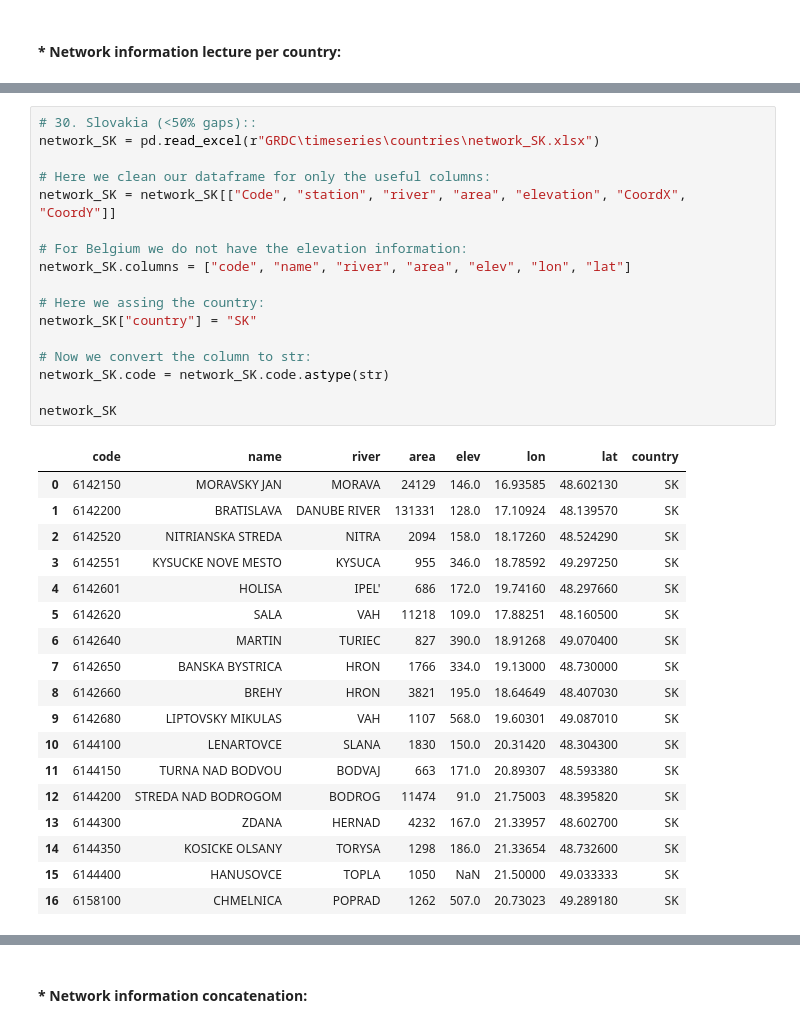
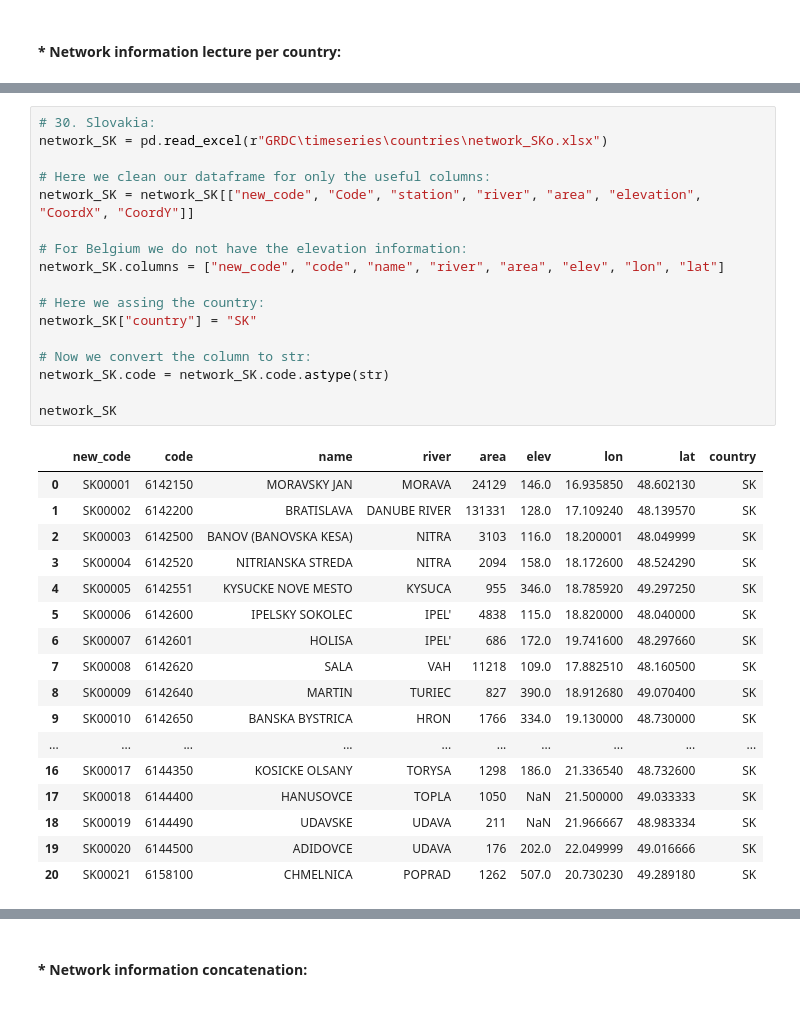
Before and after one commit to thiagovmdon/HydroEawag, a Jupyter notebook: D_20_Data_EU.ipynb, the cells around one changed output, grey strips where cells are left out. Cells and saved outputs as stored; diff of their text form.

```diff
--- a/D_20_Data_EU.ipynb
+++ b/D_20_Data_EU.ipynb
@@ -907,37 +1023,36 @@ network_RS
 # %%
-# 30. Slovakia (<50% gaps)::
-network_SK = pd.read_excel(r"GRDC\timeseries\countries\network_SK.xlsx")
+# 30. Slovakia:
+network_SK = pd.read_excel(r"GRDC\timeseries\countries\network_SKo.xlsx")
 
 # Here we clean our dataframe for only the useful columns:
-network_SK = network_SK[["Code", "station", "river", "area", "elevation", "CoordX", "CoordY"]]
+network_SK = network_SK[["new_code", "Code", "station", "river", "area", "elevation", "CoordX", "CoordY"]]
 
 # For Belgium we do not have the elevation information:
-network_SK.columns = ["code", "name", "river", "area", "elev", "lon", "lat"]
+network_SK.columns = ["new_code", "code", "name", "river", "area", "elev", "lon", "lat"]
 
 # Here we assing the country:
 network_SK["country"] = "SK"
 
 # Now we convert the column to str:
 network_SK.code = network_SK.code.astype(str)
 
 network_SK
 # %% [output]
-|  | code | name | river | area | elev | lon | lat | country |
-| 0 | 6142150 | MORAVSKY JAN | MORAVA | 24129 | 146.0 | 16.93585 | 48.602130 | SK |
-| 1 | 6142200 | BRATISLAVA | DANUBE RIVER | 131331 | 128.0 | 17.10924 | 48.139570 | SK |
-| 2 | 6142520 | NITRIANSKA STREDA | NITRA | 2094 | 158.0 | 18.17260 | 48.524290 | SK |
-| 3 | 6142551 | KYSUCKE NOVE MESTO | KYSUCA | 955 | 346.0 | 18.78592 | 49.297250 | SK |
-| 4 | 6142601 | HOLISA | IPEL' | 686 | 172.0 | 19.74160 | 48.297660 | SK |
-| 5 | 6142620 | SALA | VAH | 11218 | 109.0 | 17.88251 | 48.160500 | SK |
-| 6 | 6142640 | MARTIN | TURIEC | 827 | 390.0 | 18.91268 | 49.070400 | SK |
-| 7 | 6142650 | BANSKA BYSTRICA | HRON | 1766 | 334.0 | 19.13000 | 48.730000 | SK |
-| 8 | 6142660 | BREHY | HRON | 3821 | 195.0 | 18.64649 | 48.407030 | SK |
-| 9 | 6142680 | LIPTOVSKY MIKULAS | VAH | 1107 | 568.0 | 19.60301 | 49.087010 | SK |
-| 10 | 6144100 | LENARTOVCE | SLANA | 1830 | 150.0 | 20.31420 | 48.304300 | SK |
-| 11 | 6144150 | TURNA NAD BODVOU | BODVAJ | 663 | 171.0 | 20.89307 | 48.593380 | SK |
-| 12 | 6144200 | STREDA NAD BODROGOM | BODROG | 11474 | 91.0 | 21.75003 | 48.395820 | SK |
-| 13 | 6144300 | ZDANA | HERNAD | 4232 | 167.0 | 21.33957 | 48.602700 | SK |
-| 14 | 6144350 | KOSICKE OLSANY | TORYSA | 1298 | 186.0 | 21.33654 | 48.732600 | SK |
-| 15 | 6144400 | HANUSOVCE | TOPLA | 1050 | NaN | 21.50000 | 49.033333 | SK |
-| 16 | 6158100 | CHMELNICA | POPRAD | 1262 | 507.0 | 20.73023 | 49.289180 | SK |
+|  | new_code | code | name | river | area | elev | lon | lat | country |
+| 0 | SK00001 | 6142150 | MORAVSKY JAN | MORAVA | 24129 | 146.0 | 16.935850 | 48.602130 | SK |
+| 1 | SK00002 | 6142200 | BRATISLAVA | DANUBE RIVER | 131331 | 128.0 | 17.109240 | 48.139570 | SK |
+| 2 | SK00003 | 6142500 | BANOV (BANOVSKA KESA) | NITRA | 3103 | 116.0 | 18.200001 | 48.049999 | SK |
+| 3 | SK00004 | 6142520 | NITRIANSKA STREDA | NITRA | 2094 | 158.0 | 18.172600 | 48.524290 | SK |
+| 4 | SK00005 | 6142551 | KYSUCKE NOVE MESTO | KYSUCA | 955 | 346.0 | 18.785920 | 49.297250 | SK |
+| 5 | SK00006 | 6142600 | IPELSKY SOKOLEC | IPEL' | 4838 | 115.0 | 18.820000 | 48.040000 | SK |
+| 6 | SK00007 | 6142601 | HOLISA | IPEL' | 686 | 172.0 | 19.741600 | 48.297660 | SK |
+| 7 | SK00008 | 6142620 | SALA | VAH | 11218 | 109.0 | 17.882510 | 48.160500 | SK |
+| 8 | SK00009 | 6142640 | MARTIN | TURIEC | 827 | 390.0 | 18.912680 | 49.070400 | SK |
+| 9 | SK00010 | 6142650 | BANSKA BYSTRICA | HRON | 1766 | 334.0 | 19.130000 | 48.730000 | SK |
+| ... | ... | ... | ... | ... | ... | ... | ... | ... | ... |
+| 16 | SK00017 | 6144350 | KOSICKE OLSANY | TORYSA | 1298 | 186.0 | 21.336540 | 48.732600 | SK |
+| 17 | SK00018 | 6144400 | HANUSOVCE | TOPLA | 1050 | NaN | 21.500000 | 49.033333 | SK |
+| 18 | SK00019 | 6144490 | UDAVSKE | UDAVA | 211 | NaN | 21.966667 | 48.983334 | SK |
+| 19 | SK00020 | 6144500 | ADIDOVCE | UDAVA | 176 | 202.0 | 22.049999 | 49.016666 | SK |
+| 20 | SK00021 | 6158100 | CHMELNICA | POPRAD | 1262 | 507.0 | 20.730230 | 49.289180 | SK |
 # %%
```
Also changed, not shown: parts of 54 cells of this notebook, 1 other file.
